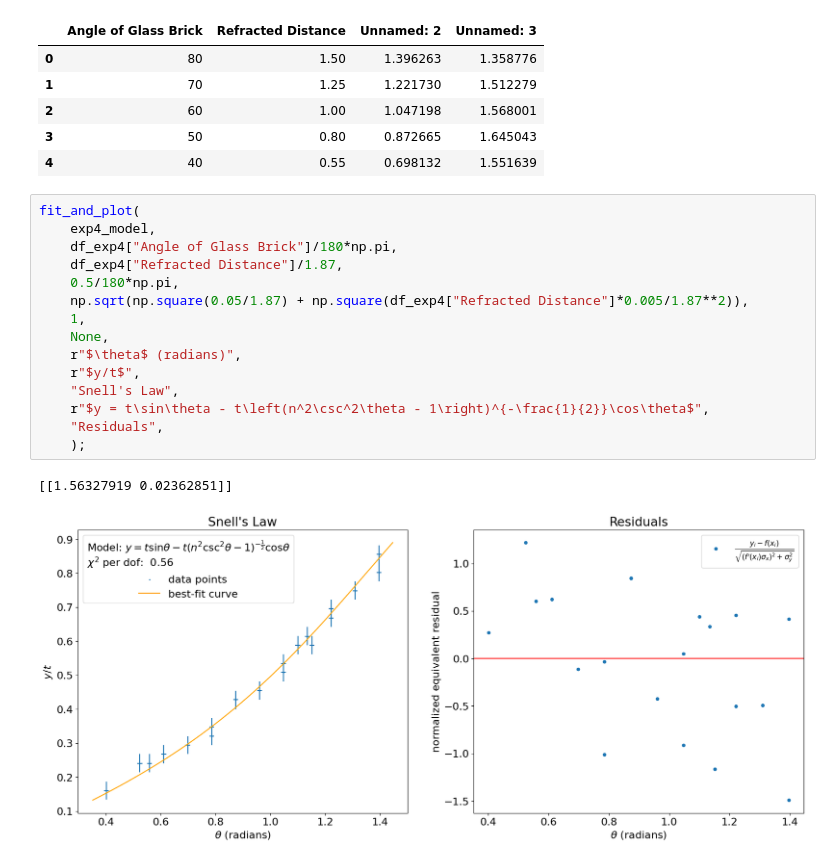
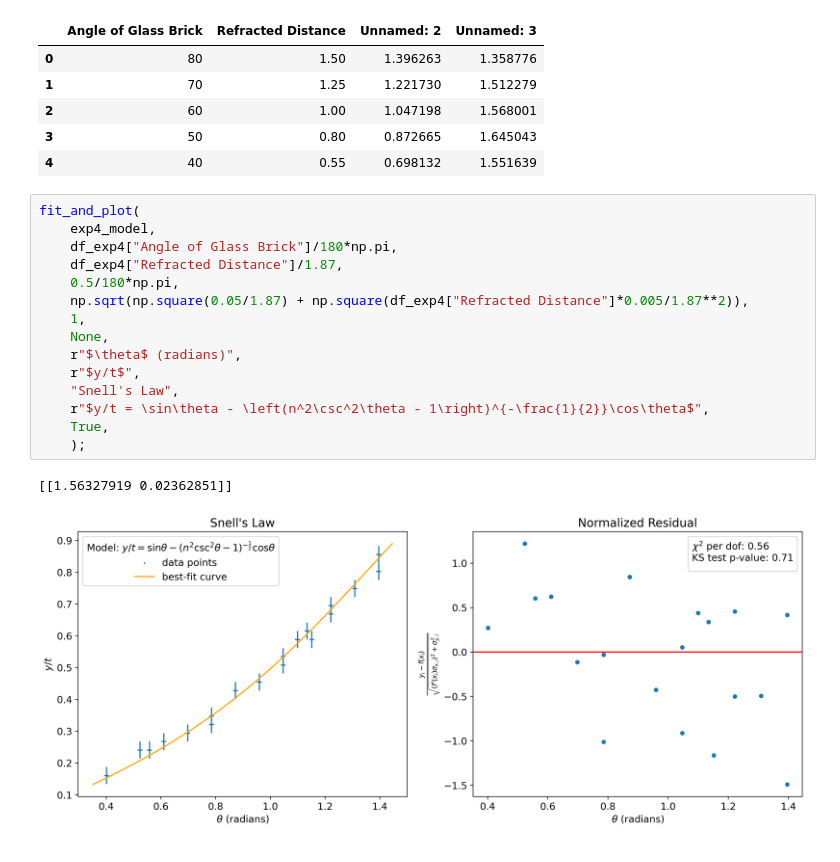
Before and after one commit to ryanliu30/5CL, a Jupyter notebook: notebooks/lab0.ipynb, the cells around one changed output. Drawn from its saved outputs; the diff is of its cells as text.

```diff
--- a/notebooks/lab0.ipynb
+++ b/notebooks/lab0.ipynb
@@ -159,18 +159,18 @@ df_exp4[:5]
 # %%
 fit_and_plot(
     exp4_model,
     df_exp4["Angle of Glass Brick"]/180*np.pi,
     df_exp4["Refracted Distance"]/1.87,
     0.5/180*np.pi,
     np.sqrt(np.square(0.05/1.87) + np.square(df_exp4["Refracted Distance"]*0.005/1.87**2)),
     1,
     None,
     r"$\theta$ (radians)",
     r"$y/t$",
     "Snell's Law",
-    r"$y = t\sin\theta - t\left(n^2\csc^2\theta - 1\right)^{-\frac{1}{2}}\cos\theta$",
-    "Residuals",
+    r"$y/t = \sin\theta - \left(n^2\csc^2\theta - 1\right)^{-\frac{1}{2}}\cos\theta$",
+    True,
     );
 # %% [output]
 [[1.56327919 0.02362851]]
-[figure, old version]
+[figure, new version]
```
Also changed, not shown: parts of 4 cells of this notebook, 1 other file.
